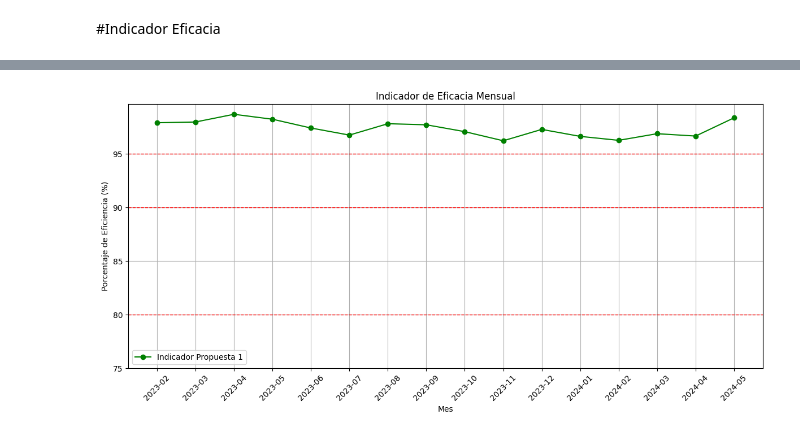
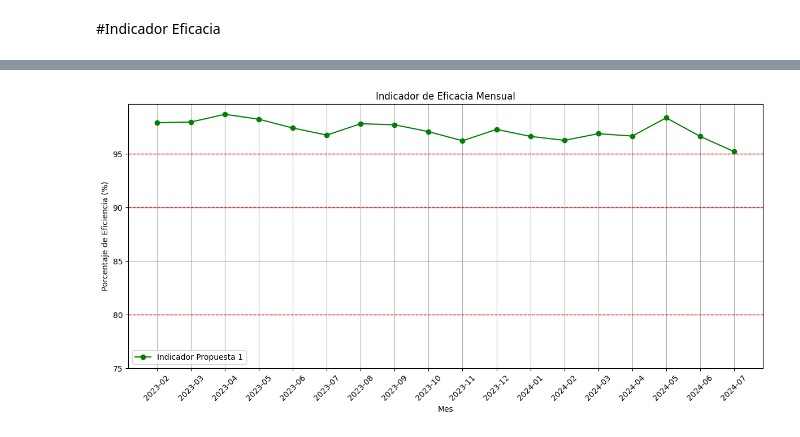
Before and after one commit to Andr3yP/Indicador_eficiencia_Ofosi_Cens, a Jupyter notebook: Indicador_eficiencia.ipynb, the cells around one changed output, grey strips where cells are left out. Cells and saved outputs as stored; diff of their text form; code cells hidden in the pictures.

```diff
--- a/Indicador_eficiencia.ipynb
+++ b/Indicador_eficiencia.ipynb
@@ -907,32 +925,32 @@ El indicador de eficacia para el mes evaluado corresponde a: 96.31%
 # %%
 # Meses y porcentajes de los indicadores de eficiencia
 meses = [
     "2023-02", "2023-03", "2023-04", "2023-05", "2023-06",
     "2023-07", "2023-08", "2023-09", "2023-10", "2023-11",
     "2023-12", "2024-01", "2024-02", "2024-03", "2024-04",
-    "2024-05", "2024-06"
+    "2024-05", "2024-06", "2024-07"
 ]
 
 porcentajes_eficacia = [97.9, 97.97, 98.69, 98.23, 97.41, 96.75, 97.81, 97.71, 97.07, 96.22, 97.28, 96.63, 96.26, 96.88, 96.66,
-                        98.36, 96.63]
+                        98.36, 96.63, 95.21]
 
 
 # Crear un gráfico de líneas para visualizar la eficiencia mes a mes
 plt.figure(figsize=(12, 6))
 plt.plot(meses, porcentajes_eficacia, marker='o', linestyle='-', color='green', label='Indicador Propuesta 1')
 plt.title('Indicador de Eficacia Mensual')
 plt.xlabel('Mes')
 plt.ylabel('Porcentaje de Eficiencia (%)')
 # Líneas horizontales en y = 60, 75 y 80
 plt.axhline(y=90, color='red', linestyle='--', linewidth=1)
 plt.axhline(y=95, color='red', linestyle='--', linewidth=1)
 plt.axhline(y=80, color='red', linestyle='--', linewidth=1)
 plt.ylim(75)
 plt.legend()
 plt.xticks(rotation=45)
 
 plt.grid(True)
 plt.tight_layout()
 plt.show()
 # %% [output]
-[figure, old version]
+[figure, new version]
```
Also changed, not shown: parts of 22 cells of this notebook.
